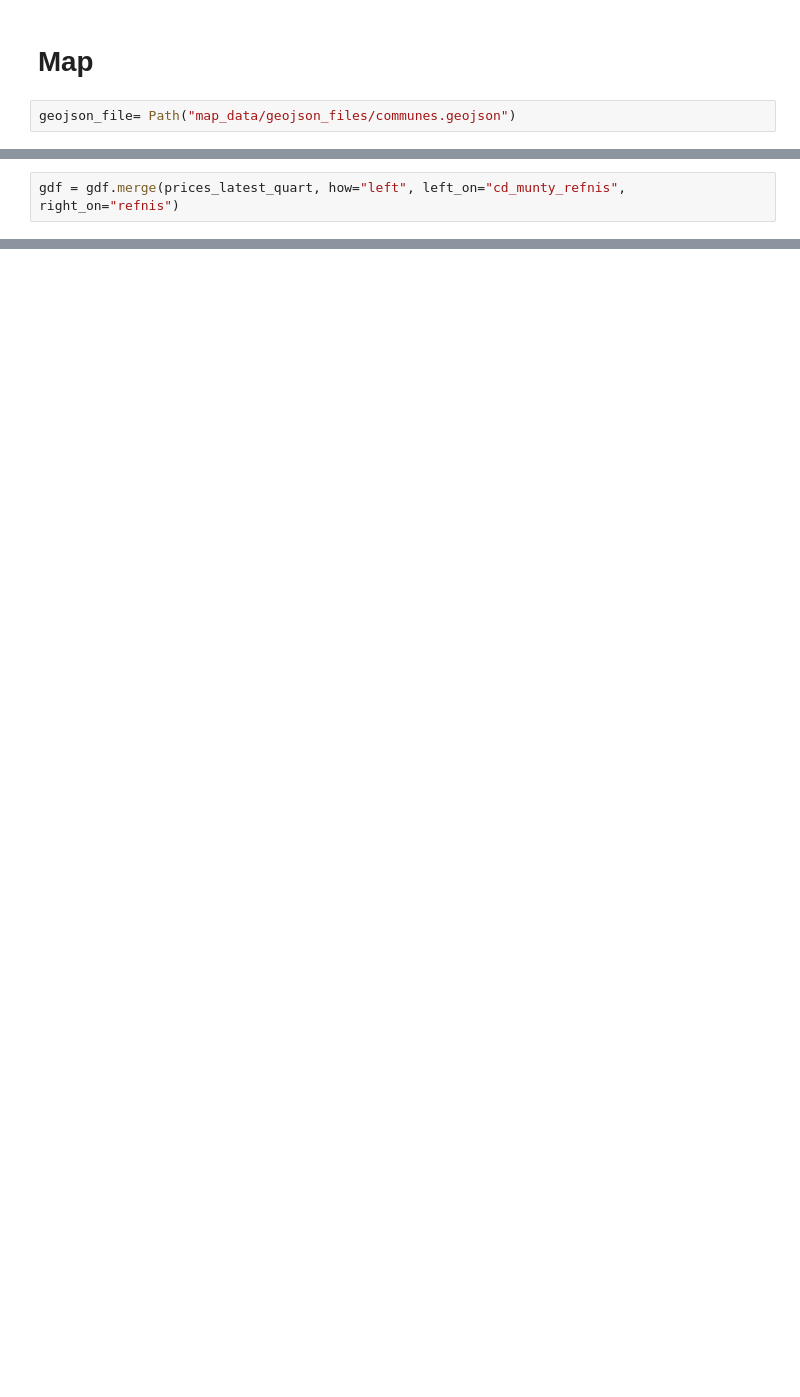
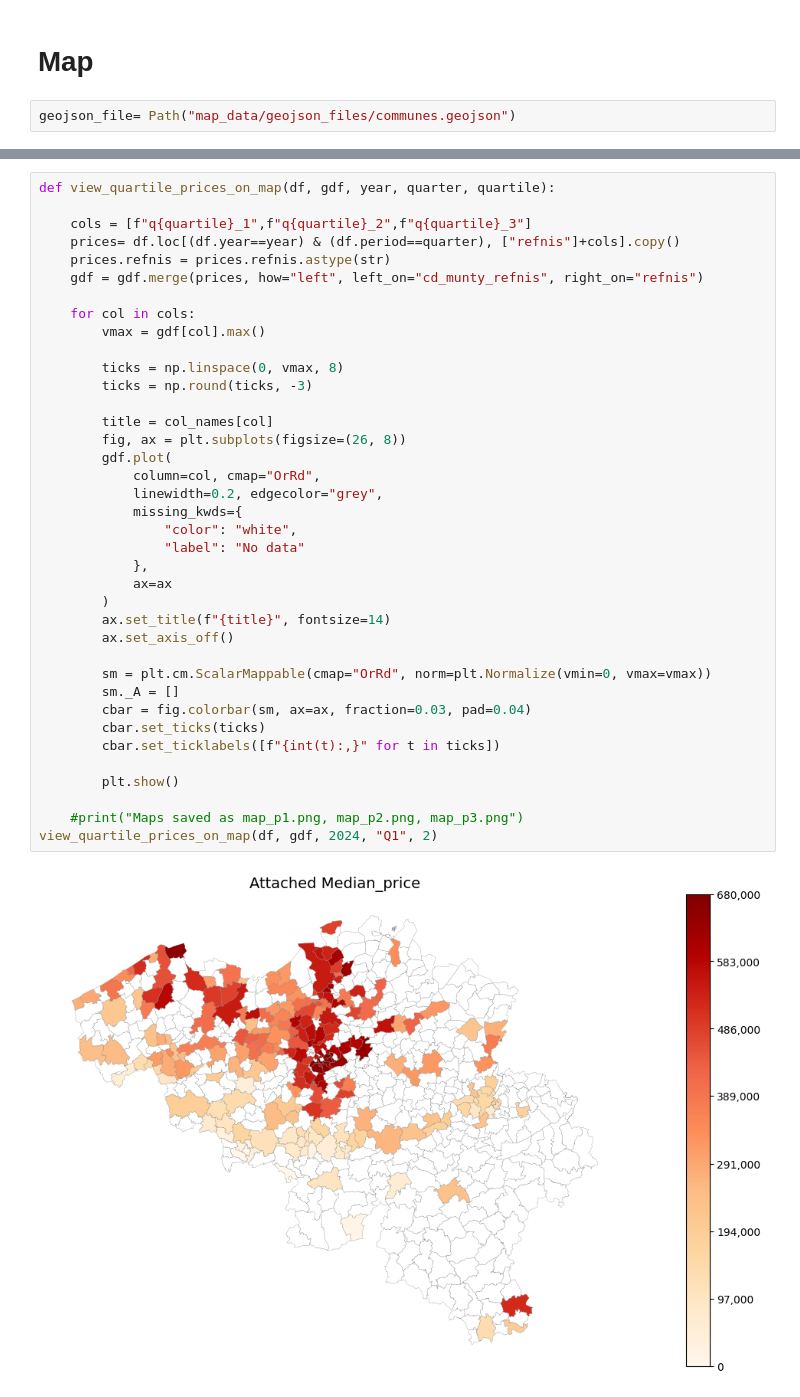
Before and after one commit to DSP-Tan/belgian_real_estate, a Jupyter notebook: visualisation.ipynb, the cells around one changed output, grey strips where cells are left out. Cells and saved outputs as stored; diff of their text form; blank space fills up the shorter version.

Commit message:
static map visualisation complete

```diff
--- a/visualisation.ipynb
+++ b/visualisation.ipynb
@@ -302,2 +268,0 @@ Name: cd_munty_refnis, Length: 581, dtype: object
-# %%
-gdf = gdf.merge(prices_latest_quart, how="left", left_on="cd_munty_refnis", right_on="refnis")
@@ -355,0 +269,40 @@ for col in ["q2_1", "q2_2", "q2_3"]:
+# %%
+def view_quartile_prices_on_map(df, gdf, year, quarter, quartile):
+
+    cols = [f"q{quartile}_1",f"q{quartile}_2",f"q{quartile}_3"]
+    prices= df.loc[(df.year==year) & (df.period==quarter), ["refnis"]+cols].copy()
+    prices.refnis = prices.refnis.astype(str)
+    gdf = gdf.merge(prices, how="left", left_on="cd_munty_refnis", right_on="refnis")
+
+    for col in cols:
+        vmax = gdf[col].max()
+
+        ticks = np.linspace(0, vmax, 8)
+        ticks = np.round(ticks, -3)
+
+        title = col_names[col]
+        fig, ax = plt.subplots(figsize=(26, 8))
+        gdf.plot(
+            column=col, cmap="OrRd",
+            linewidth=0.2, edgecolor="grey",
+            missing_kwds={
+                "color": "white",
+                "label": "No data"
+            },
+            ax=ax
+        )
+        ax.set_title(f"{title}", fontsize=14)
+        ax.set_axis_off()
+
+        sm = plt.cm.ScalarMappable(cmap="OrRd", norm=plt.Normalize(vmin=0, vmax=vmax))
+        sm._A = []
+        cbar = fig.colorbar(sm, ax=ax, fraction=0.03, pad=0.04)
+        cbar.set_ticks(ticks)
+        cbar.set_ticklabels([f"{int(t):,}" for t in ticks])
+
+        plt.show()
+
+    #print("Maps saved as map_p1.png, map_p2.png, map_p3.png")
+view_quartile_prices_on_map(df, gdf, 2024, "Q1", 2)
+# %% [output]
+[figure, added]
```
Also changed, not shown: parts of 9 cells of this notebook.
